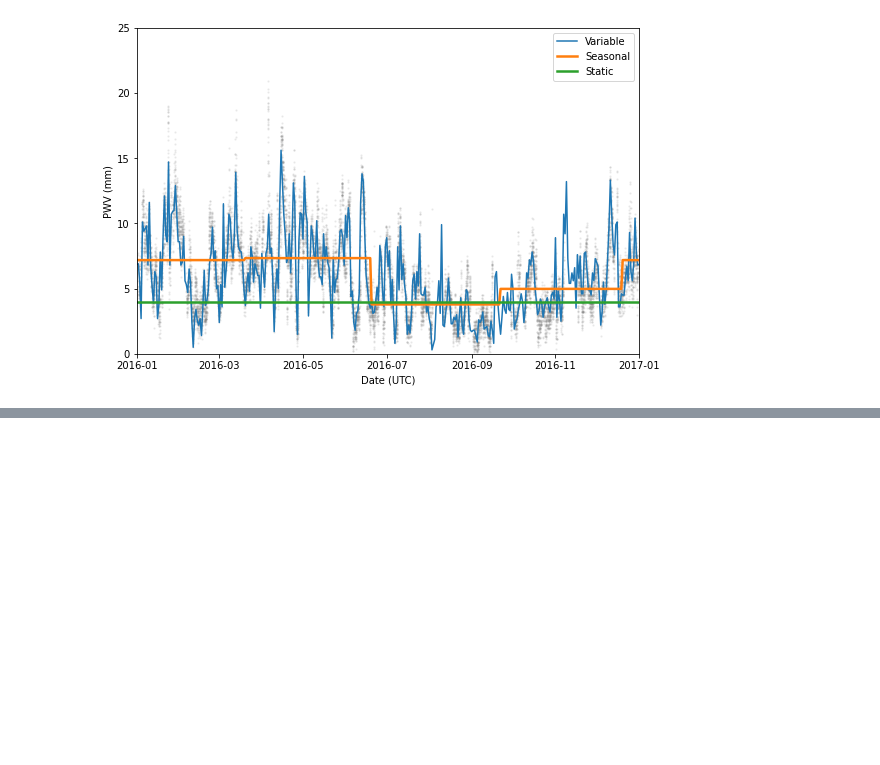
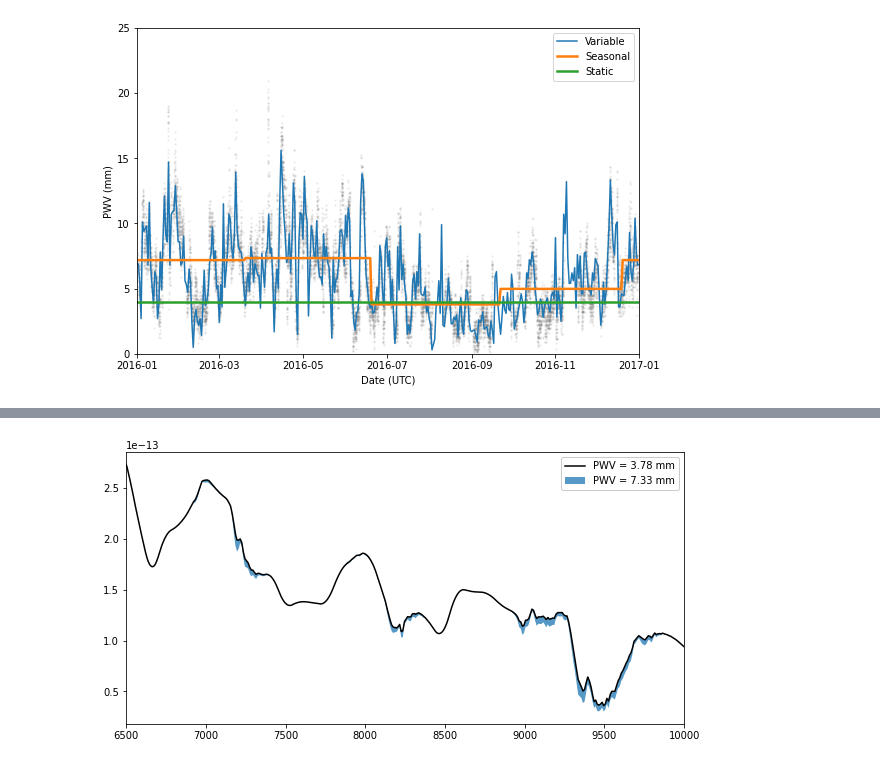
Before and after one commit to LSSTDESC/SN-PWV, a Jupyter notebook: notebooks/pwv_modeling.ipynb, the cells around one changed output, grey strips where cells are left out. Cells and saved outputs as stored; diff of their text form; code cells hidden in the pictures; blank space fills up the shorter version.

```diff
--- a/notebooks/pwv_modeling.ipynb
+++ b/notebooks/pwv_modeling.ipynb
@@ -207,0 +233,24 @@ plt.show()
+# %%
+def plot_flux_variation(low_pwv, high_pwv, z=.55, wave_min=6500, wave_max=10000, resolution=9):
+
+    model = SNModel('salt2-extended')
+    model.add_effect(models.StaticPWVTrans(transmission_res=10), '', 'obs')
+
+    wave = np.arange(wave_min, wave_max)
+    model.set(z=z, pwv=low_pwv)
+    low_pwv_flux = model.flux(0, wave)
+
+    model.set(pwv=high_pwv)
+    high_pwv_flux = model.flux(0, wave)
+
+
+    fig, axis = plt.subplots(figsize=(10, 5))
+    axis.plot(wave, low_pwv_flux, color='k', label=f'PWV = {low_pwv} mm', linewidth=1.5)
+    axis.fill_between(wave, low_pwv_flux, high_pwv_flux, label=f'PWV = {high_pwv} mm', alpha=.75)
+
+    axis.set_xlim(wave_min, wave_max)
+    axis.legend(framealpha=1)
+# %%
+plot_flux_variation(3.78, 7.33)
+# %% [output]
+[figure, added]
```
Also changed, not shown: parts of 5 cells of this notebook.
